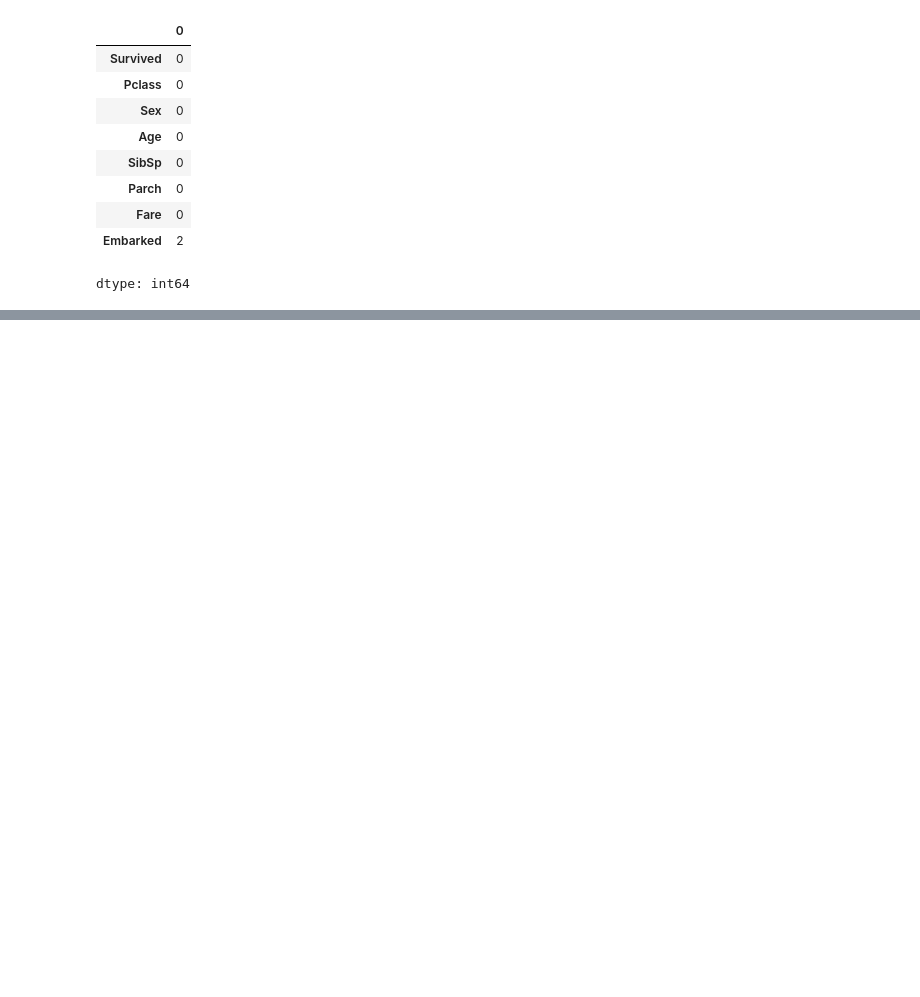
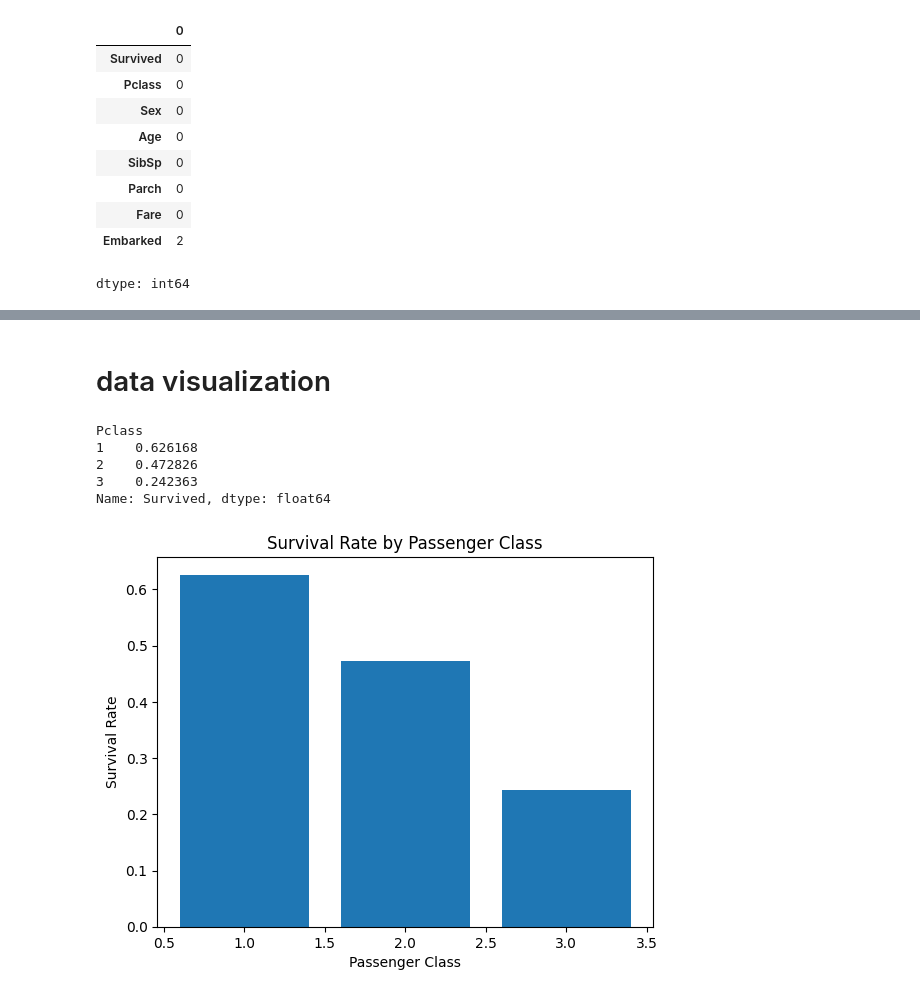
Before and after one commit to triguncs/TitanicProject, a Jupyter notebook: Titanic_dataset.ipynb, the cells around one changed output, grey strips where cells are left out. Cells and saved outputs as stored; diff of their text form; code cells hidden in the pictures; blank space fills up the shorter version.

```diff
--- a/Titanic_dataset.ipynb
+++ b/Titanic_dataset.ipynb
@@ -118,0 +64,3 @@ df['Age'].median()
+# %%
+# dropping cabin cuz lots of null values (77.1%)
+df = df.drop(columns = ['Cabin'])
@@ -131,5 +84,6 @@ df.isna().sum()
 | Fare | 0 |
 | Embarked | 2 |
 dtype: int64
-# %%
-df = df.drop(columns = ['Name'])
+# %%
+# dropping those 2 rows which have null values in embarked
+df = df.dropna(subset = ['Embarked'])
@@ -156,0 +143,24 @@ plt.scatter(df['Age'], df['Survived'], c=df['Survived'])
+# %% [markdown]
+# data visualization
+# %%
+# survival by PClass
+survival_by_pclass = df.groupby('Pclass')['Survived'].mean()
+# saving this as a pandas series, grouping pclass into the 3 existing categories and telling pandas to only focus on the survived column
+# since it will be in 0s and 1s, we need to find mean which will give %, also not directly plotting cuz 1 cat may survive more because it has more numbers
+print(survival_by_pclass)
+# %% [output]
+Pclass
+1    0.626168
+2    0.472826
+3    0.242363
+Name: Survived, dtype: float64
+# %%
+plt.bar(survival_by_pclass.index, survival_by_pclass.values)
+
+plt.xlabel("Passenger Class")
+plt.ylabel("Survival Rate")
+plt.title("Survival Rate by Passenger Class")
+
+plt.show()
+# %% [output]
+[figure, added]
```
Also changed, not shown: parts of 55 cells of this notebook.
